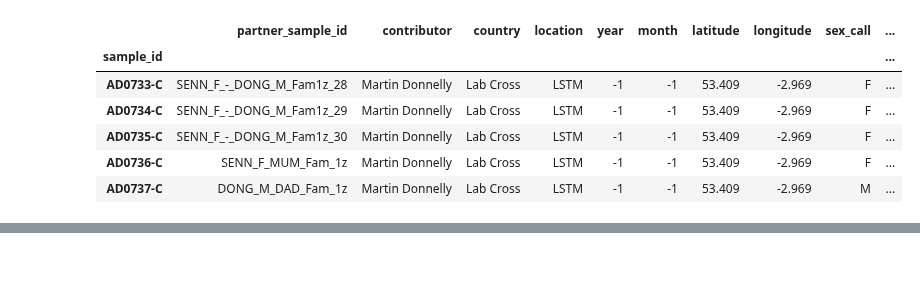
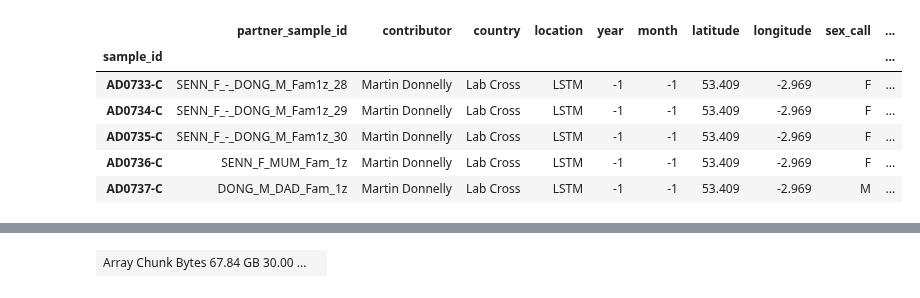
Before and after one commit to malariagen/ag1000g-phase3-data-paper, a Jupyter notebook: notebooks/ag1000g_phase3_population_sampling_stats.ipynb, the cells around one changed output, grey strips where cells are left out. Saved outputs shown, nothing was run; the diff lists cells and outputs as text; code cells hidden in the pictures; blank space fills up the shorter version.

```diff
--- a/notebooks/ag1000g_phase3_population_sampling_stats.ipynb
+++ b/notebooks/ag1000g_phase3_population_sampling_stats.ipynb
@@ -245,0 +254,6 @@ X_df.head()
+# %%
+#okay so 699 samples in the genotypes
+gt = v3_release.load_sample_set_calldata("2L", 'AG1000G-X', "GT")
+gt
+# %% [output]
+| Array Chunk Bytes 67.84 GB 30.00 ... |  |
```
Also changed, not shown: parts of 5 cells of this notebook, 1 other file.
